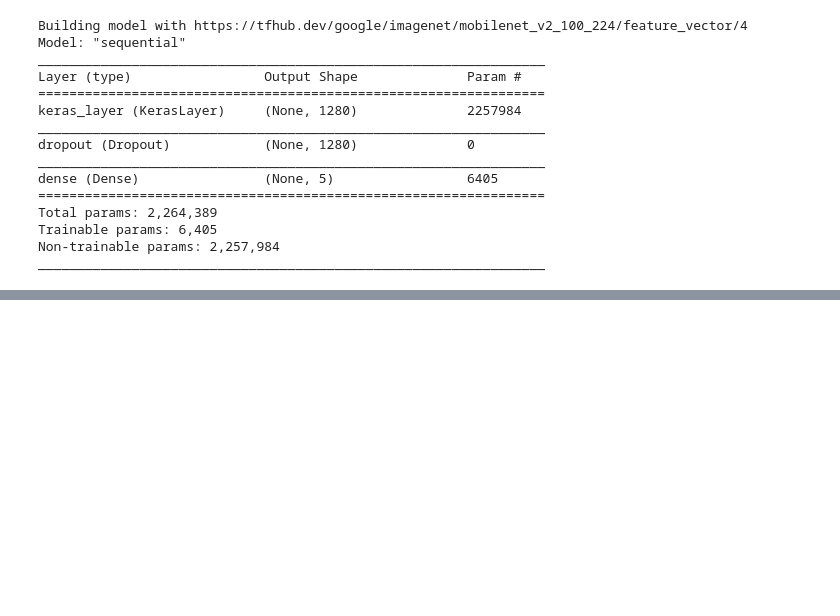
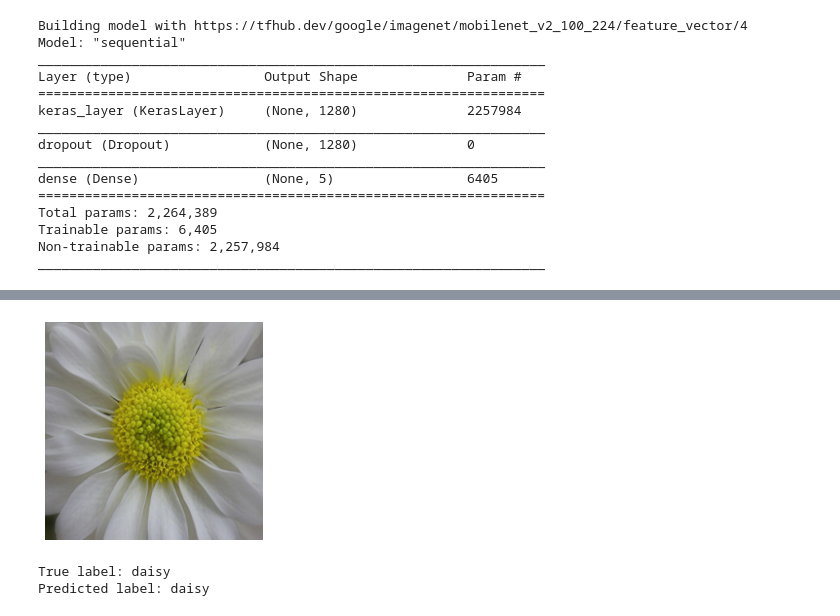
Before and after one commit to rogerthatrob/Practice, a Jupyter notebook: Retraining_an_Image_Classifier.ipynb, the cells around one changed output, grey strips where cells are left out. Drawn from its saved outputs; the diff is of its cells as text; code cells hidden in the pictures; blank space fills up the shorter version.

```diff
--- a/Retraining_an_Image_Classifier.ipynb
+++ b/Retraining_an_Image_Classifier.ipynb
@@ -113,0 +139,22 @@ Epoch 2/5
+# %%
+def get_class_string_from_index(index):
+   for class_string, class_index in valid_generator.class_indices.items():
+      if class_index == index:
+         return class_string
+
+x, y = next(valid_generator)
+image = x[0, :, :, :]
+true_index = np.argmax(y[0])
+plt.imshow(image)
+plt.axis('off')
+plt.show()
+
+# Expand the validation image to (1, 224, 224, 3) before predicting the label
+prediction_scores = model.predict(np.expand_dims(image, axis=0))
+predicted_index = np.argmax(prediction_scores)
+print("True label: " + get_class_string_from_index(true_index))
+print("Predicted label: " + get_class_string_from_index(predicted_index))
+# %% [output]
+[figure, added]
+True label: daisy
+Predicted label: daisy
```
Also changed, not shown: parts of 3 cells of this notebook.
